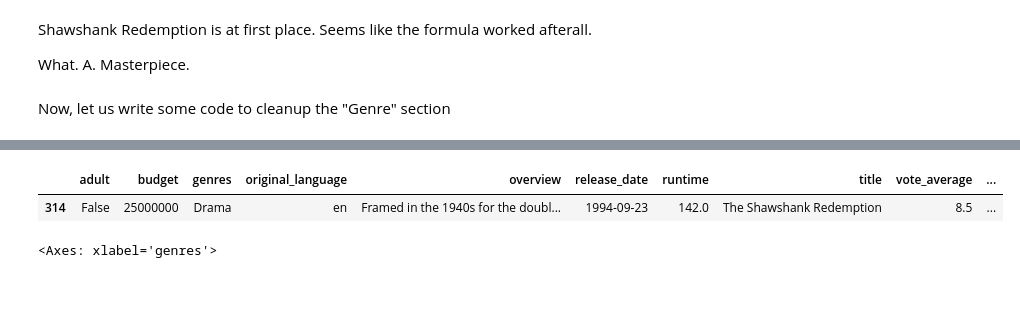
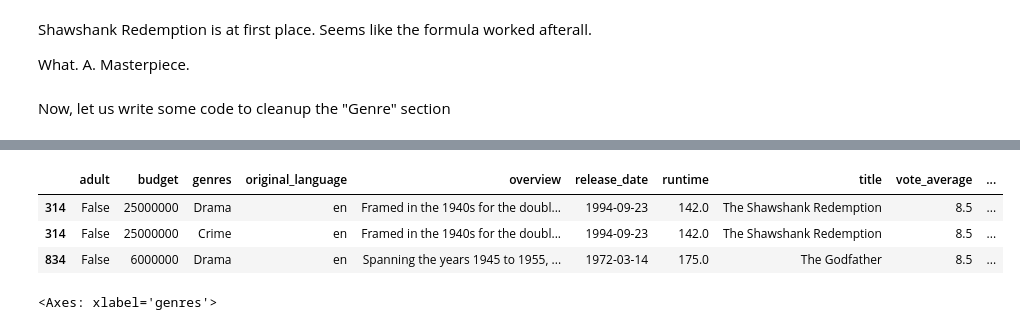
Before and after one commit to Chuckoo/AI_Final, a Jupyter notebook: main.ipynb, the cells around one changed output, grey strips where cells are left out. Drawn from its saved outputs; the diff is of its cells as text; code cells hidden in the pictures; blank space fills up the shorter version.

```diff
--- a/main.ipynb
+++ b/main.ipynb
@@ -154,8 +154,10 @@ movies.head(1)
 | 314 | False | 25000000 | [Drama, Crime] | en | Framed in the 1940s for the doubl... | 1994-09-23 | 142.0 | The Shawshank Redemption | 8.5 | ... |
 # %%
 g_movies = movies.explode("genres")
-g_movies.head(1)
+g_movies.head(3)
 # %% [output]
 |  | adult | budget | genres | original_language | overview | release_date | runtime | title | vote_average | ... |
 | 314 | False | 25000000 | Drama | en | Framed in the 1940s for the doubl... | 1994-09-23 | 142.0 | The Shawshank Redemption | 8.5 | ... |
+| 314 | False | 25000000 | Crime | en | Framed in the 1940s for the doubl... | 1994-09-23 | 142.0 | The Shawshank Redemption | 8.5 | ... |
+| 834 | False | 6000000 | Drama | en | Spanning the years 1945 to 1955, ... | 1972-03-14 | 175.0 | The Godfather | 8.5 | ... |
 # %%
```
Also changed, not shown: parts of 21 cells of this notebook.
